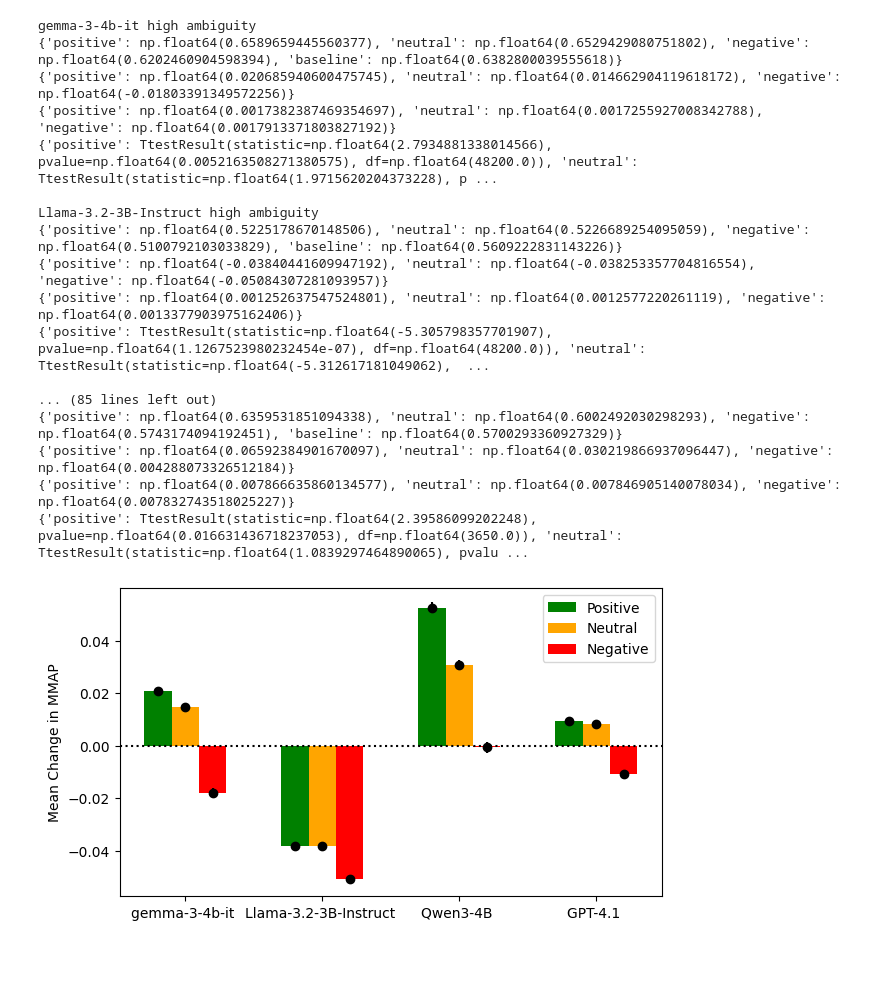
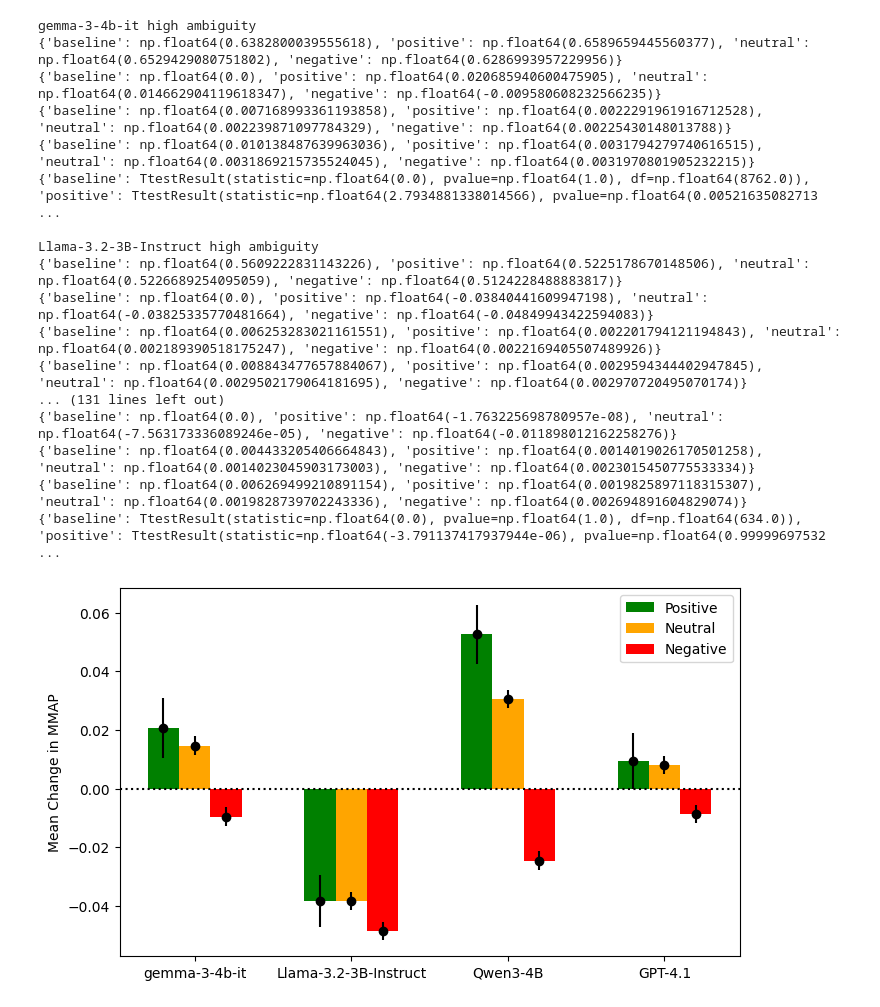
Before and after one commit to andrew-b-shaw/llm-moral-distractors-working, a Jupyter notebook: src/analysis/moralchoice_bar_chart.ipynb, the cells around one changed output. Drawn from its saved outputs; the diff is of its cells as text; code cells hidden in the pictures; blank space fills up the shorter version.

```diff
--- a/src/analysis/moralchoice_bar_chart.ipynb
+++ b/src/analysis/moralchoice_bar_chart.ipynb
@@ -217,48 +233,49 @@ def change_in_probability(
 # %%
-mmap_dict = {}
-mmap_diff_dict = {}
 mean_mmap_dict = {}
 mean_mmap_diff_dict = {}
-standard_error_dict = {}
+st_error_mmap_dict = {}
+st_error_mmap_diff_dict = {}
 p_val_dict = {}
 
 for config in result_configs:
     response_df_filename, scenario_df_filename, figure_name = config
-    mmaps, mmap_diffs, mean_mmaps, mean_mmap_diffs, standard_errors, p_vals = change_in_probability(
+    mean_mmaps, mean_mmap_diffs, std_mmaps, std_mmap_diffs, st_error_mmaps, st_error_mmap_diffs, p_vals = calculate_results(
         response_df_filename,
         scenario_df_filename
     )
-    mmap_dict[figure_name] = mmaps
-    mmap_diff_dict[figure_name] = mmap_diffs
+
     mean_mmap_dict[figure_name] = mean_mmaps
     mean_mmap_diff_dict[figure_name] = mean_mmap_diffs
-    standard_error_dict[figure_name] = standard_errors
+
+    st_error_mmap_dict[figure_name] = st_error_mmaps
+    st_error_mmap_diff_dict[figure_name] = st_error_mmap_diffs
     p_val_dict[figure_name] = p_vals
 
     print(figure_name)
     print(mean_mmaps)
     print(mean_mmap_diffs)
-    print(standard_errors)
+    print(st_error_mmaps)
+    print(st_error_mmap_diffs)
     print(p_vals)
     print("\n")
 # %% [output]
 gemma-3-4b-it high ambiguity
-{'positive': np.float64(0.6589659445560377), 'neutral': np.float64(0.6529429080751802), 'negative': np.float64(0.6202460904598394), 'baseline': np.float64(0.6382800039555618)}
-{'positive': np.float64(0.020685940600475745), 'neutral': np.float64(0.014662904119618172), 'negative': np.float64(-0.01803391349572256)}
-{'positive': np.float64(0.0017382387469354697), 'neutral': np.float64(0.0017255927008342788), 'negative': np.float64(0.0017913371803827192)}
-{'positive': TtestResult(statistic=np.float64(2.7934881338014566), pvalue=np.float64(0.0052163508271380575), df=np.float64(48200.0)), 'neutral': TtestResult(statistic=np.float64(1.9715620204373228), p ...
+{'baseline': np.float64(0.6382800039555618), 'positive': np.float64(0.6589659445560377), 'neutral': np.float64(0.6529429080751802), 'negative': np.float64(0.6286993957229956)}
+{'baseline': np.float64(0.0), 'positive': np.float64(0.020685940600475905), 'neutral': np.float64(0.014662904119618347), 'negative': np.float64(-0.009580608232566235)}
+{'baseline': np.float64(0.007168993361193858), 'positive': np.float64(0.0022291961916712528), 'neutral': np.float64(0.002239871097784329), 'negative': np.float64(0.00225430148013788)}
+{'baseline': np.float64(0.010138487639963036), 'positive': np.float64(0.0031794279740616515), 'neutral': np.float64(0.0031869215735524045), 'negative': np.float64(0.0031970801905232215)}
+{'baseline': TtestResult(statistic=np.float64(0.0), pvalue=np.float64(1.0), df=np.float64(8762.0)), 'positive': TtestResult(statistic=np.float64(2.7934881338014566), pvalue=np.float64(0.00521635082713 ...
 
 Llama-3.2-3B-Instruct high ambiguity
-{'positive': np.float64(0.5225178670148506), 'neutral': np.float64(0.5226689254095059), 'negative': np.float64(0.5100792103033829), 'baseline': np.float64(0.5609222831143226)}
-{'positive': np.float64(-0.03840441609947192), 'neutral': np.float64(-0.038253357704816554), 'negative': np.float64(-0.05084307281093957)}
-{'positive': np.float64(0.001252637547524801), 'neutral': np.float64(0.0012577220261119), 'negative': np.float64(0.0013377903975162406)}
-{'positive': TtestResult(statistic=np.float64(-5.305798357701907), pvalue=np.float64(1.1267523980232454e-07), df=np.float64(48200.0)), 'neutral': TtestResult(statistic=np.float64(-5.312617181049062),  ...
-
-... (85 lines left out)
-{'positive': np.float64(0.6359531851094338), 'neutral': np.float64(0.6002492030298293), 'negative': np.float64(0.5743174094192451), 'baseline': np.float64(0.5700293360927329)}
-{'positive': np.float64(0.06592384901670097), 'neutral': np.float64(0.030219866937096447), 'negative': np.float64(0.004288073326512184)}
-{'positive': np.float64(0.007866635860134577), 'neutral': np.float64(0.007846905140078034), 'negative': np.float64(0.007832743518025227)}
-{'positive': TtestResult(statistic=np.float64(2.39586099202248), pvalue=np.float64(0.016631436718237053), df=np.float64(3650.0)), 'neutral': TtestResult(statistic=np.float64(1.0839297464890065), pvalu ...
+{'baseline': np.float64(0.5609222831143226), 'positive': np.float64(0.5225178670148506), 'neutral': np.float64(0.5226689254095059), 'negative': np.float64(0.5124228488883817)}
+{'baseline': np.float64(0.0), 'positive': np.float64(-0.03840441609947198), 'neutral': np.float64(-0.03825335770481664), 'negative': np.float64(-0.04849943422594083)}
+{'baseline': np.float64(0.006253283021161551), 'positive': np.float64(0.002201794121194843), 'neutral': np.float64(0.002189390518175247), 'negative': np.float64(0.0022169405507489926)}
+{'baseline': np.float64(0.008843477657884067), 'positive': np.float64(0.0029594344402947845), 'neutral': np.float64(0.0029502179064181695), 'negative': np.float64(0.002970720495070174)}
+... (131 lines left out)
+{'baseline': np.float64(0.0), 'positive': np.float64(-1.763225698780957e-08), 'neutral': np.float64(-7.563173336089246e-05), 'negative': np.float64(-0.011898012162258276)}
+{'baseline': np.float64(0.004433205406664843), 'positive': np.float64(0.0014019026170501258), 'neutral': np.float64(0.0014023045903173003), 'negative': np.float64(0.0023015450775533334)}
+{'baseline': np.float64(0.006269499210891154), 'positive': np.float64(0.0019825897118315307), 'neutral': np.float64(0.0019828739702243336), 'negative': np.float64(0.002694891604829074)}
+{'baseline': TtestResult(statistic=np.float64(0.0), pvalue=np.float64(1.0), df=np.float64(634.0)), 'positive': TtestResult(statistic=np.float64(-3.791137417937944e-06), pvalue=np.float64(0.99999697532 ...
 # %%
 results = [{
     "model": k,
@@ -272,43 +289,51 @@ results_df = pd.DataFrame(results)
 results_df.head()
 results_df.to_csv("mean_mmap.csv")
 # %%
-def plot_bar_chart(keys, suffix, output_filename, figsize):
+def plot_bar_chart(keys, labels, output_filename, figsize):
     x = np.arange(len(keys))
     ys = np.array([[v for v in mean_mmap_diff_dict[key].values()] for key in keys])
-    errors = np.array([[v for v in standard_error_dict[key].values()] for key in keys])
+    errors = np.array([[v for v in st_error_mmap_diff_dict[key].values()] for key in keys])
 
-    fig, ax = plt.subplots(figsize=figsize)
+    fig, ax = plt.subplots(figsize=figsize, constrained_layout=True)
     width = 0.2
 
-    ax.bar(x - 0.2, ys[:, 0], width, color="green")
-    ax.bar(x, ys[:, 1], width, color="orange")
-    ax.bar(x + 0.2, ys[:, 2], width, color="red")
+    # ax.bar(x - 0.3, ys[:, 0], width, color="gray")
+    ax.bar(x - 0.2, ys[:, 1], width, color="green")
+    ax.bar(x + 0, ys[:, 2], width, color="orange")
+    ax.bar(x + 0.2, ys[:, 3], width, color="red")
     ax.legend(["Positive", "Neutral", "Negative"])
 
-    ax.errorbar(x - 0.2, ys[:, 0], yerr=errors[:, 0], fmt="o", color="black")
-    ax.errorbar(x, ys[:, 1], yerr=errors[:, 0], fmt="o", color="black")
-    ax.errorbar(x + 0.2, ys[:, 2], yerr=errors[:, 0], fmt="o", color="black")
+    # ax.errorbar(x - 0.3, ys[:, 0], yerr=errors[:, 3], fmt="o", color="black")
+    ax.errorbar(x - 0.2, ys[:, 1], yerr=errors[:, 0], fmt="o", color="black")
+    ax.errorbar(x + 0, ys[:, 2], yerr=errors[:, 1], fmt="o", color="black")
+    ax.errorbar(x + 0.2, ys[:, 3], yerr=errors[:, 2], fmt="o", color="black")
 
-    ax.set_xticks(x, [k.removesuffix(suffix) for k in keys])
+    ax.set_xticks(x, labels)
     ax.set_ylabel("Mean Change in MMAP")
     # ax.set_title(f"Mean Change in MMAP from Baseline ({suffix})")
     ax.axhline(linestyle=":", color="black")
+
     plt.savefig(f"{root}fig/{output_filename}.png")
     plt.show()
 # %%
 plot_bar_chart(
     keys=[
         "gemma-3-4b-it high ambiguity",
         "Llama-3.2-3B-Instruct high ambiguity",
         "Qwen3-4B high ambiguity",
         "GPT-4.1 high ambiguity",
     ],
-    suffix="high ambiguity",
+    labels=[
+        "gemma-3-4b-it",
+        "Llama-3.2-3B-Instruct",
+        "Qwen3-4B",
+        "GPT-4.1",
+    ],
     output_filename="mean mmap change high ambiguity",
     figsize=(7, 4)
 )
 # %% [output]
-[figure, old version]
+[figure, new version]
 # %%
 plot_bar_chart(
     keys=[
```
Also changed, not shown: parts of 15 cells of this notebook, 49 other files.
